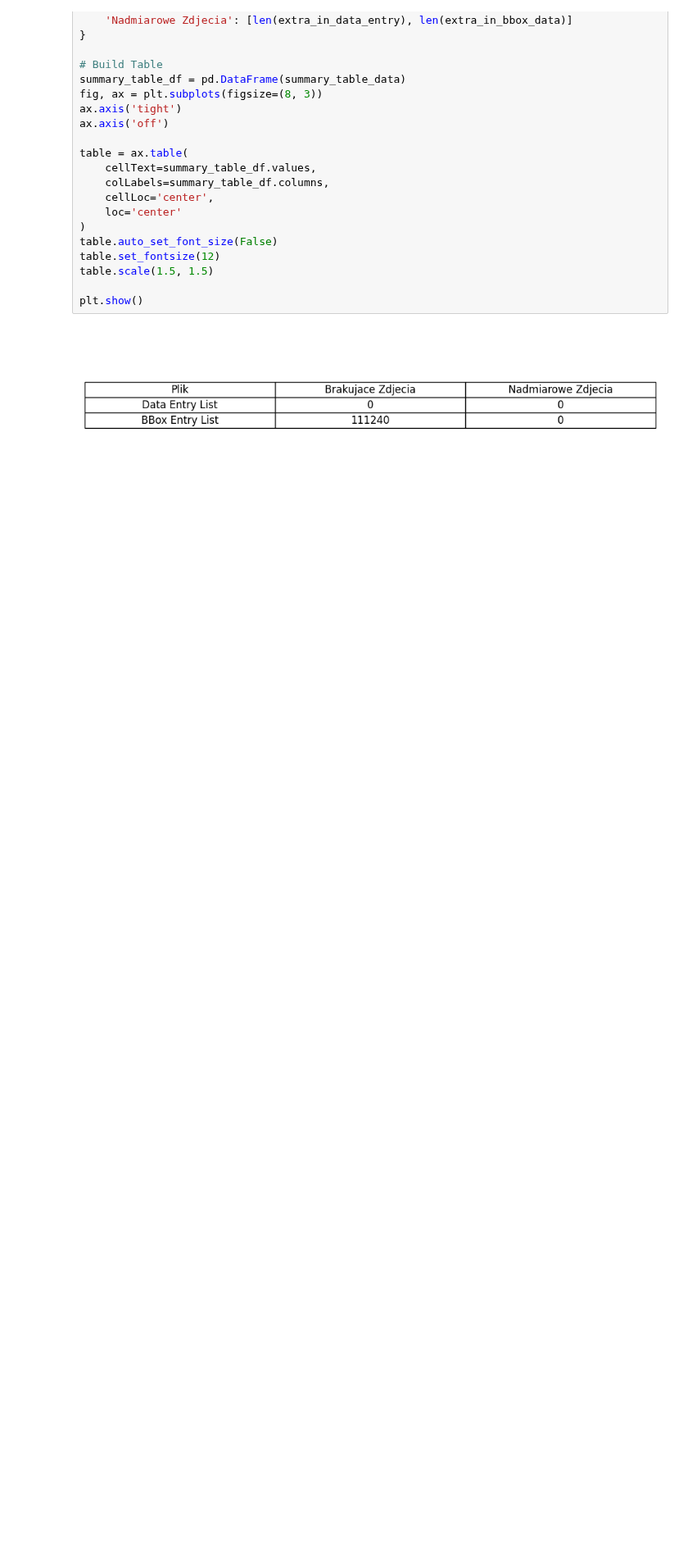
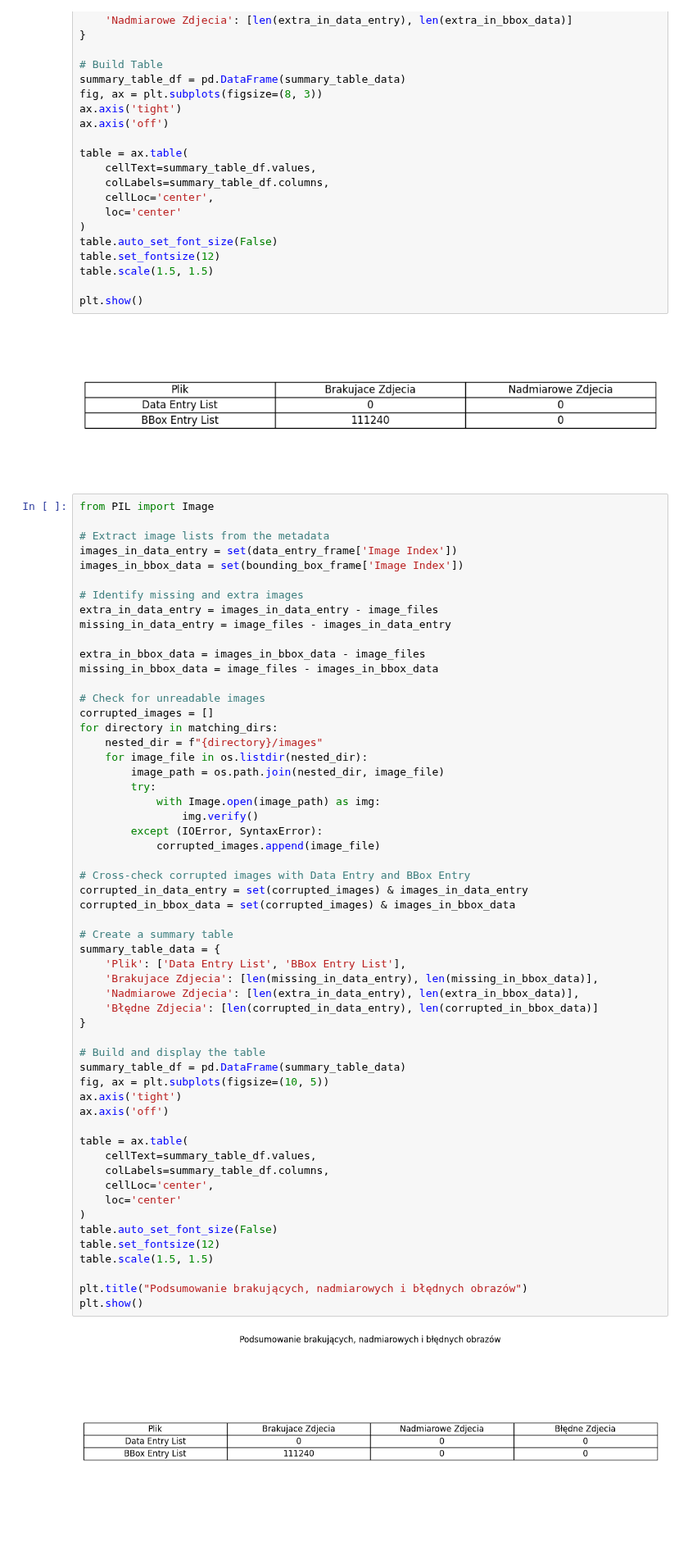
Before and after one commit to Argonus/codebook, a Jupyter notebook: studies/bachelor-thesis/data-analysis/DataAnalysis.ipynb, the cells around one changed output. Shown at 82% size. Cells and saved outputs as stored; diff of their text form; blank space fills up the shorter version.

Commit message:
Finish Data Analysis
a

```diff
--- a/studies/bachelor-thesis/data-analysis/DataAnalysis.ipynb
+++ b/studies/bachelor-thesis/data-analysis/DataAnalysis.ipynb
@@ -234,3 +234,61 @@ table.scale(1.5, 1.5)
 plt.show()
 # %% [output]
 [figure]
+# %%
+from PIL import Image
+
+# Extract image lists from the metadata
+images_in_data_entry = set(data_entry_frame['Image Index'])
+images_in_bbox_data = set(bounding_box_frame['Image Index'])
+
+# Identify missing and extra images
+extra_in_data_entry = images_in_data_entry - image_files
+missing_in_data_entry = image_files - images_in_data_entry
+
+extra_in_bbox_data = images_in_bbox_data - image_files
+missing_in_bbox_data = image_files - images_in_bbox_data
+
+# Check for unreadable images
+corrupted_images = []
+for directory in matching_dirs:
+    nested_dir = f"{directory}/images"
+    for image_file in os.listdir(nested_dir):
+        image_path = os.path.join(nested_dir, image_file)
+        try:
+            with Image.open(image_path) as img:
+                img.verify()
+        except (IOError, SyntaxError):
+            corrupted_images.append(image_file)
+
+# Cross-check corrupted images with Data Entry and BBox Entry
+corrupted_in_data_entry = set(corrupted_images) & images_in_data_entry
+corrupted_in_bbox_data = set(corrupted_images) & images_in_bbox_data
+
+# Create a summary table
+summary_table_data = {
+    'Plik': ['Data Entry List', 'BBox Entry List'],
+    'Brakujace Zdjecia': [len(missing_in_data_entry), len(missing_in_bbox_data)],
+    'Nadmiarowe Zdjecia': [len(extra_in_data_entry), len(extra_in_bbox_data)],
+    'Błędne Zdjecia': [len(corrupted_in_data_entry), len(corrupted_in_bbox_data)]
+}
+
+# Build and display the table
+summary_table_df = pd.DataFrame(summary_table_data)
+fig, ax = plt.subplots(figsize=(10, 5))
+ax.axis('tight')
+ax.axis('off')
+
+table = ax.table(
+    cellText=summary_table_df.values,
+    colLabels=summary_table_df.columns,
+    cellLoc='center',
+    loc='center'
+)
+table.auto_set_font_size(False)
+table.set_fontsize(12)
+table.scale(1.5, 1.5)
+
+plt.title("Podsumowanie brakujących, nadmiarowych i błędnych obrazów")
+plt.show()
+# %% [output]
+[figure, added]
```
Also changed, not shown: parts of 4 cells of this notebook, 1 other file.
